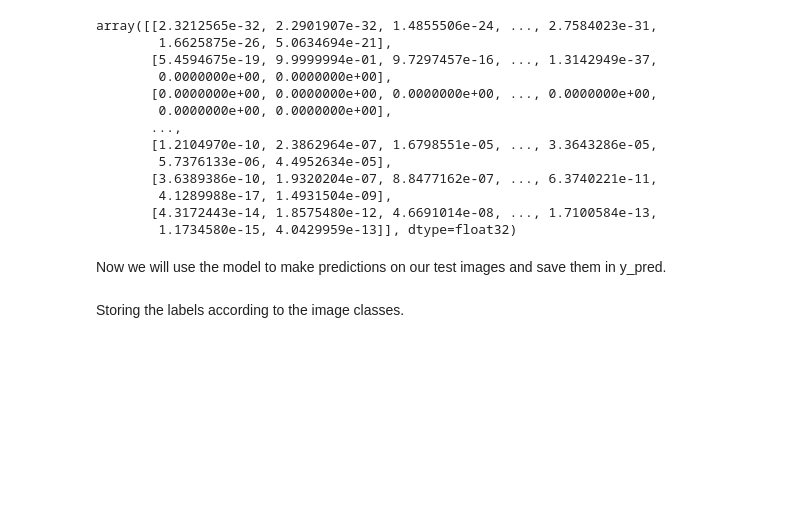
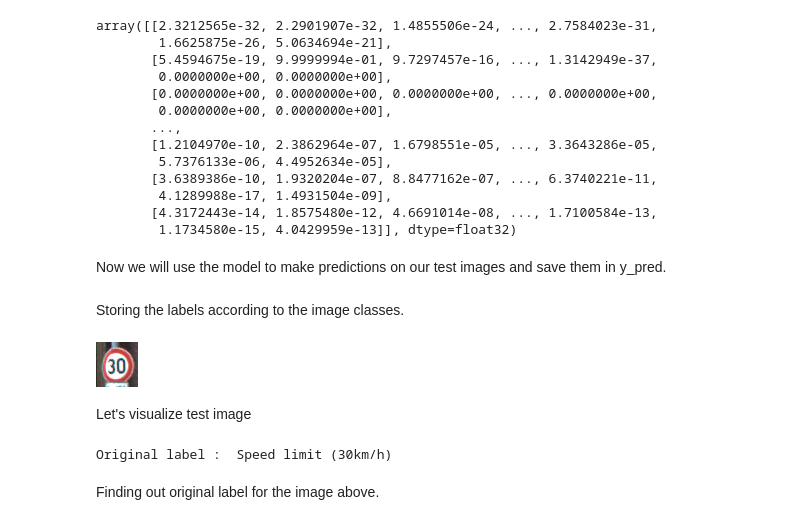
Before and after one commit to mahursh/TrafficSignClassification, a Jupyter notebook: TrafficSignClassificationNotes.ipynb, the cells around one changed output. Saved outputs shown, nothing was run; the diff lists cells and outputs as text; code cells hidden in the pictures; blank space fills up the shorter version.

```diff
--- a/TrafficSignClassificationNotes.ipynb
+++ b/TrafficSignClassificationNotes.ipynb
@@ -400,3 +400,18 @@ all_lables = ['Speed limit (20km/h)','Speed limit (30km/h)','Speed limit (50km/h
               'End of no passing','End of no passing by vechiles over 3.5 metric']
 # %% [markdown]
 Storing the labels according to the image classes.
+# %%
+# Visualize test image
+img = Image.open(test_path + '/00001.png')
+img
+# %% [output]
+[figure, added]
+# %% [markdown]
+Let's visualize test image
+# %%
+# Original label
+print("Original label : ",all_lables[y_test[1]])
+# %% [output]
+Original label :  Speed limit (30km/h)
+# %% [markdown]
+Finding out original label for the image above.
```
